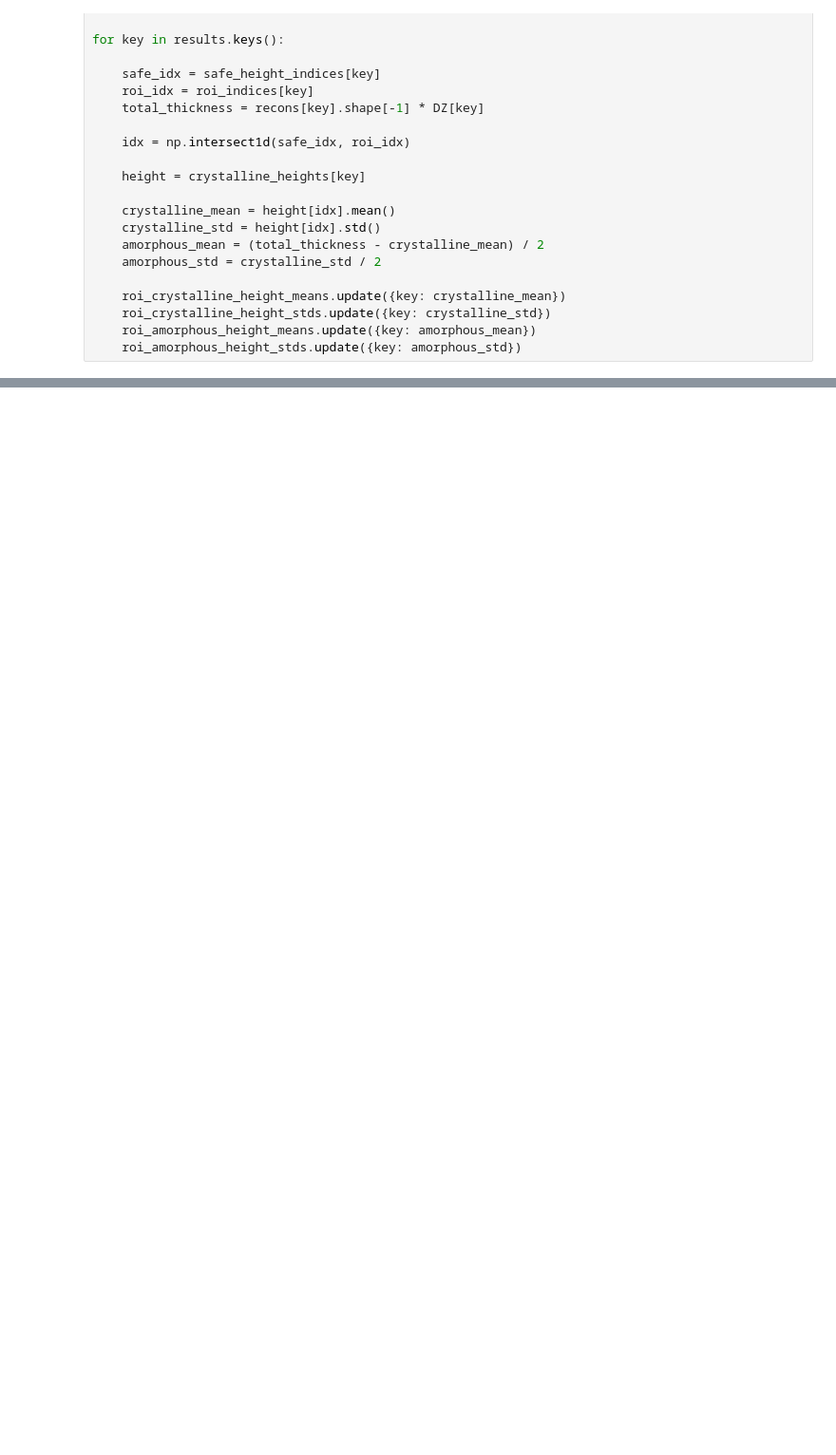
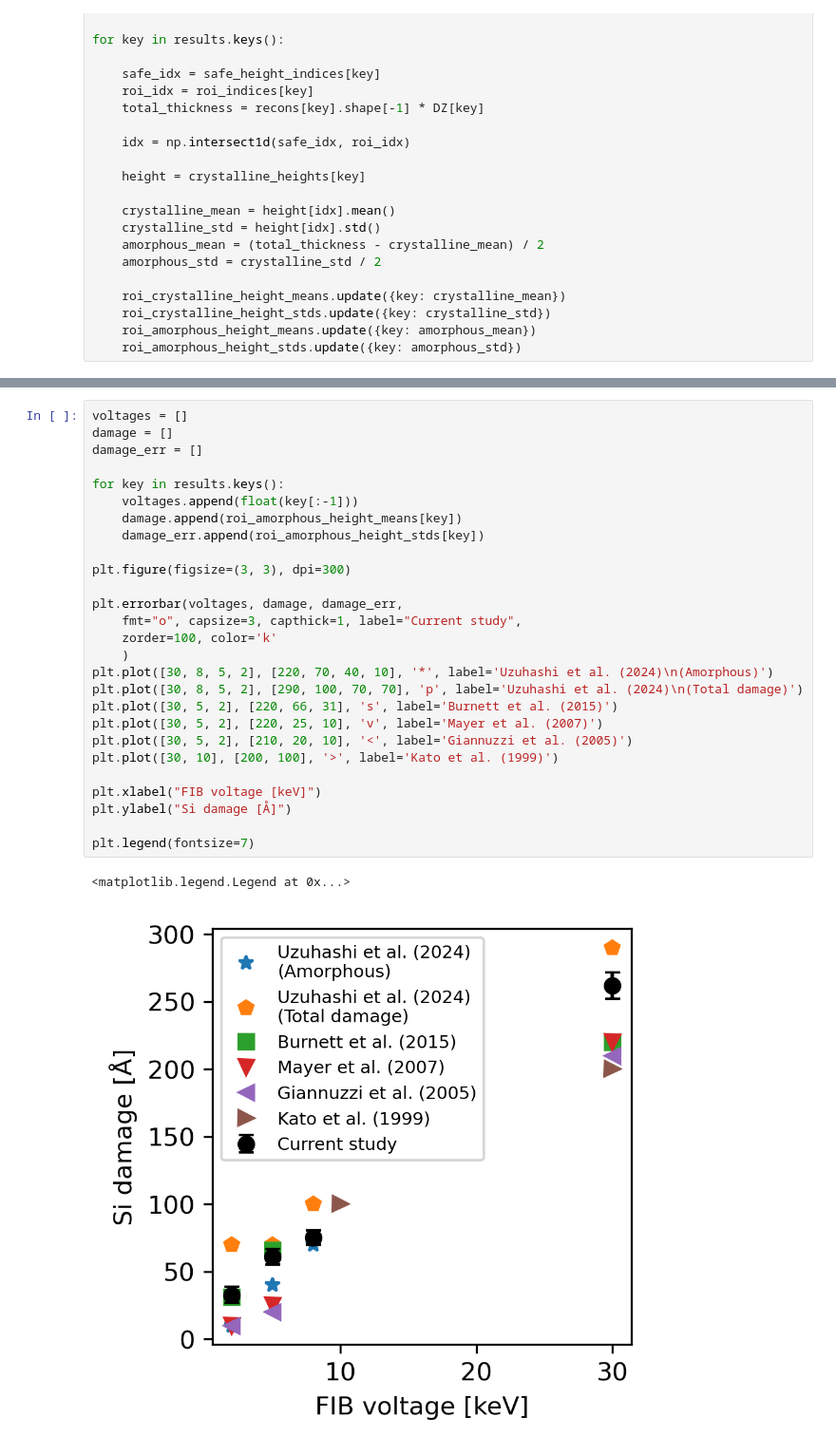
Before and after one commit to c-sooyoung/lemon-sandbox, a Jupyter notebook: 260721-atomic-column-thickness/260723-amorphous.ipynb, the cells around one changed output, grey strips where cells are left out. Shown at 95% size. Drawn from its saved outputs; the diff is of its cells as text; blank space fills up the shorter version.

```diff
--- a/260721-atomic-column-thickness/260723-amorphous.ipynb
+++ b/260721-atomic-column-thickness/260723-amorphous.ipynb
@@ -331,0 +269,30 @@ for key in results.keys():
+# %%
+voltages = []
+damage = []
+damage_err = []
+
+for key in results.keys():
+    voltages.append(float(key[:-1]))
+    damage.append(roi_amorphous_height_means[key])
+    damage_err.append(roi_amorphous_height_stds[key])
+
+plt.figure(figsize=(3, 3), dpi=300)
+
+plt.errorbar(voltages, damage, damage_err,
+    fmt="o", capsize=3, capthick=1, label="Current study",
+    zorder=100, color='k'
+    )
+plt.plot([30, 8, 5, 2], [220, 70, 40, 10], '*', label='Uzuhashi et al. (2024)\n(Amorphous)')
+plt.plot([30, 8, 5, 2], [290, 100, 70, 70], 'p', label='Uzuhashi et al. (2024)\n(Total damage)')
+plt.plot([30, 5, 2], [220, 66, 31], 's', label='Burnett et al. (2015)')
+plt.plot([30, 5, 2], [220, 25, 10], 'v', label='Mayer et al. (2007)')
+plt.plot([30, 5, 2], [210, 20, 10], '<', label='Giannuzzi et al. (2005)')
+plt.plot([30, 10], [200, 100], '>', label='Kato et al. (1999)')
+
+plt.xlabel("FIB voltage [keV]")
+plt.ylabel("Si damage [Å]")
+
+plt.legend(fontsize=7)
+# %% [output]
+<matplotlib.legend.Legend at 0x...>
+[figure, added]
```
Also changed, not shown: parts of 11 cells of this notebook.
